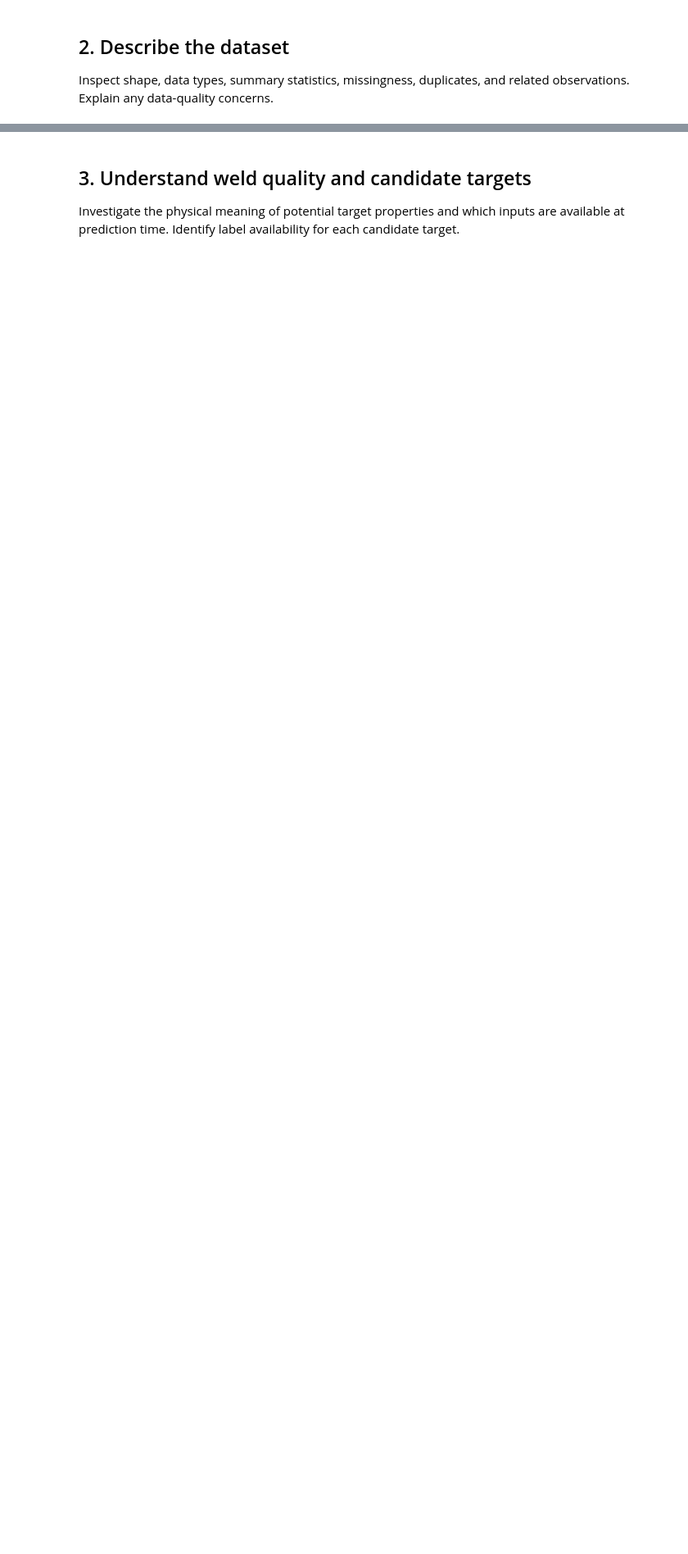
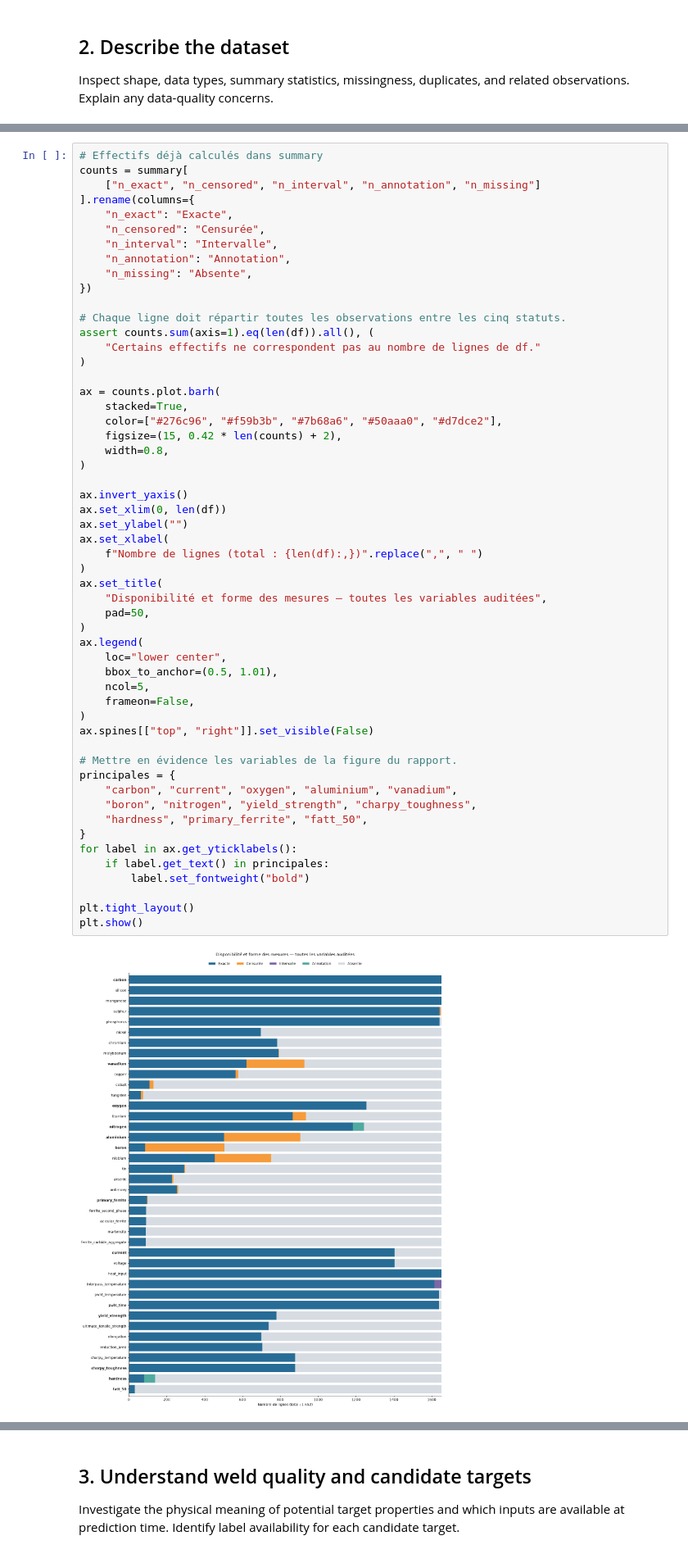
Before and after one commit to MSalh-CS-3A/weld-quality-ml, a Jupyter notebook: notebooks/01_eda.ipynb, the cells around one changed output, grey strips where cells are left out. Shown at 82% size. Drawn from its saved outputs; the diff is of its cells as text; blank space fills up the shorter version.

```diff
--- a/notebooks/01_eda.ipynb
+++ b/notebooks/01_eda.ipynb
@@ -29,0 +252,56 @@ Inspect shape, data types, summary statistics, missingness, duplicates, and rela
+# %%
+# Effectifs déjà calculés dans summary
+counts = summary[
+    ["n_exact", "n_censored", "n_interval", "n_annotation", "n_missing"]
+].rename(columns={
+    "n_exact": "Exacte",
+    "n_censored": "Censurée",
+    "n_interval": "Intervalle",
+    "n_annotation": "Annotation",
+    "n_missing": "Absente",
+})
+
+# Chaque ligne doit répartir toutes les observations entre les cinq statuts.
+assert counts.sum(axis=1).eq(len(df)).all(), (
+    "Certains effectifs ne correspondent pas au nombre de lignes de df."
+)
+
+ax = counts.plot.barh(
+    stacked=True,
+    color=["#276c96", "#f59b3b", "#7b68a6", "#50aaa0", "#d7dce2"],
+    figsize=(15, 0.42 * len(counts) + 2),
+    width=0.8,
+)
+
+ax.invert_yaxis()
+ax.set_xlim(0, len(df))
+ax.set_ylabel("")
+ax.set_xlabel(
+    f"Nombre de lignes (total : {len(df):,})".replace(",", " ")
+)
+ax.set_title(
+    "Disponibilité et forme des mesures — toutes les variables auditées",
+    pad=50,
+)
+ax.legend(
+    loc="lower center",
+    bbox_to_anchor=(0.5, 1.01),
+    ncol=5,
+    frameon=False,
+)
+ax.spines[["top", "right"]].set_visible(False)
+
+# Mettre en évidence les variables de la figure du rapport.
+principales = {
+    "carbon", "current", "oxygen", "aluminium", "vanadium",
+    "boron", "nitrogen", "yield_strength", "charpy_toughness",
+    "hardness", "primary_ferrite", "fatt_50",
+}
+for label in ax.get_yticklabels():
+    if label.get_text() in principales:
+        label.set_fontweight("bold")
+
+plt.tight_layout()
+plt.show()
+# %% [output]
+[figure, added]
```
Also changed, not shown: parts of 32 cells of this notebook, 29 other files.
